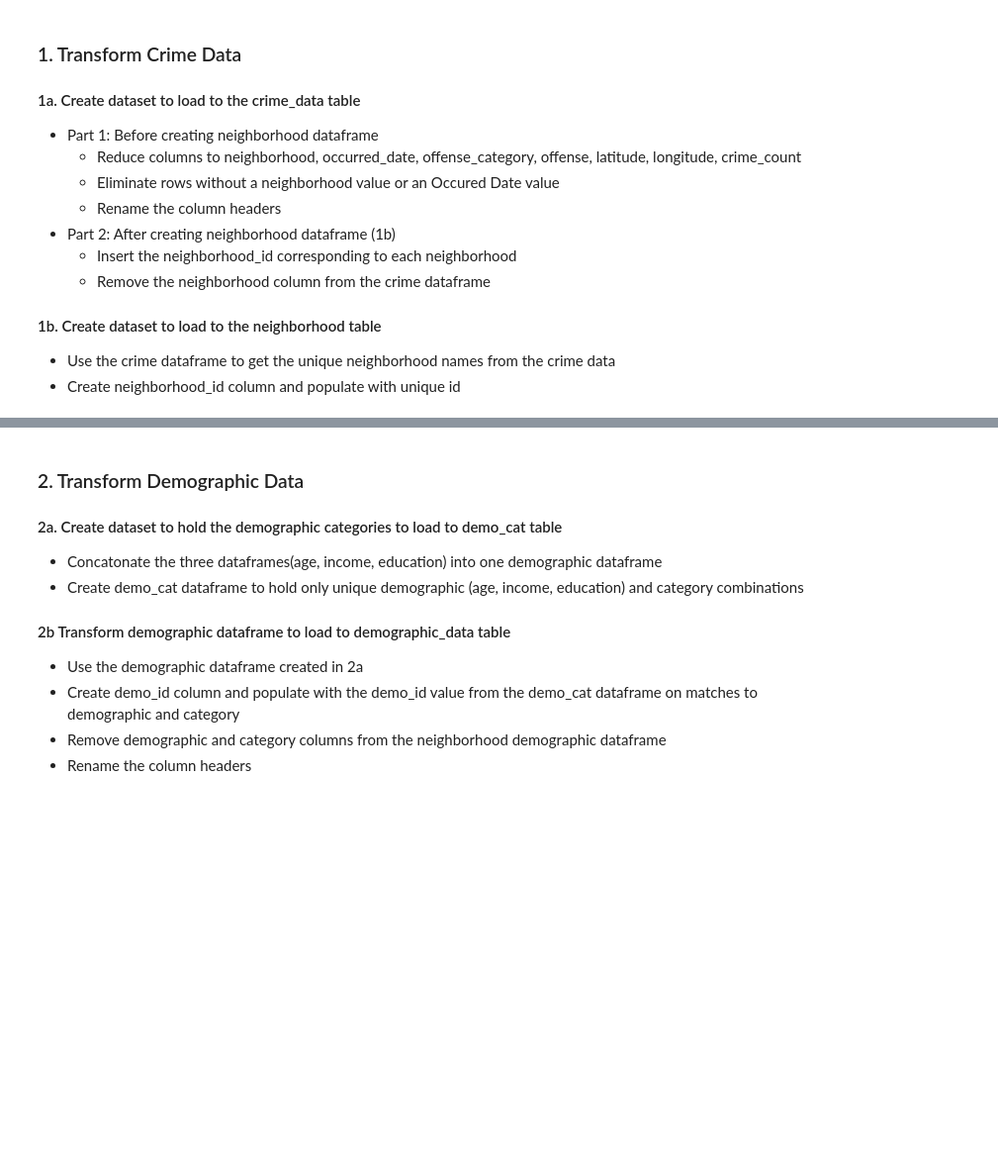
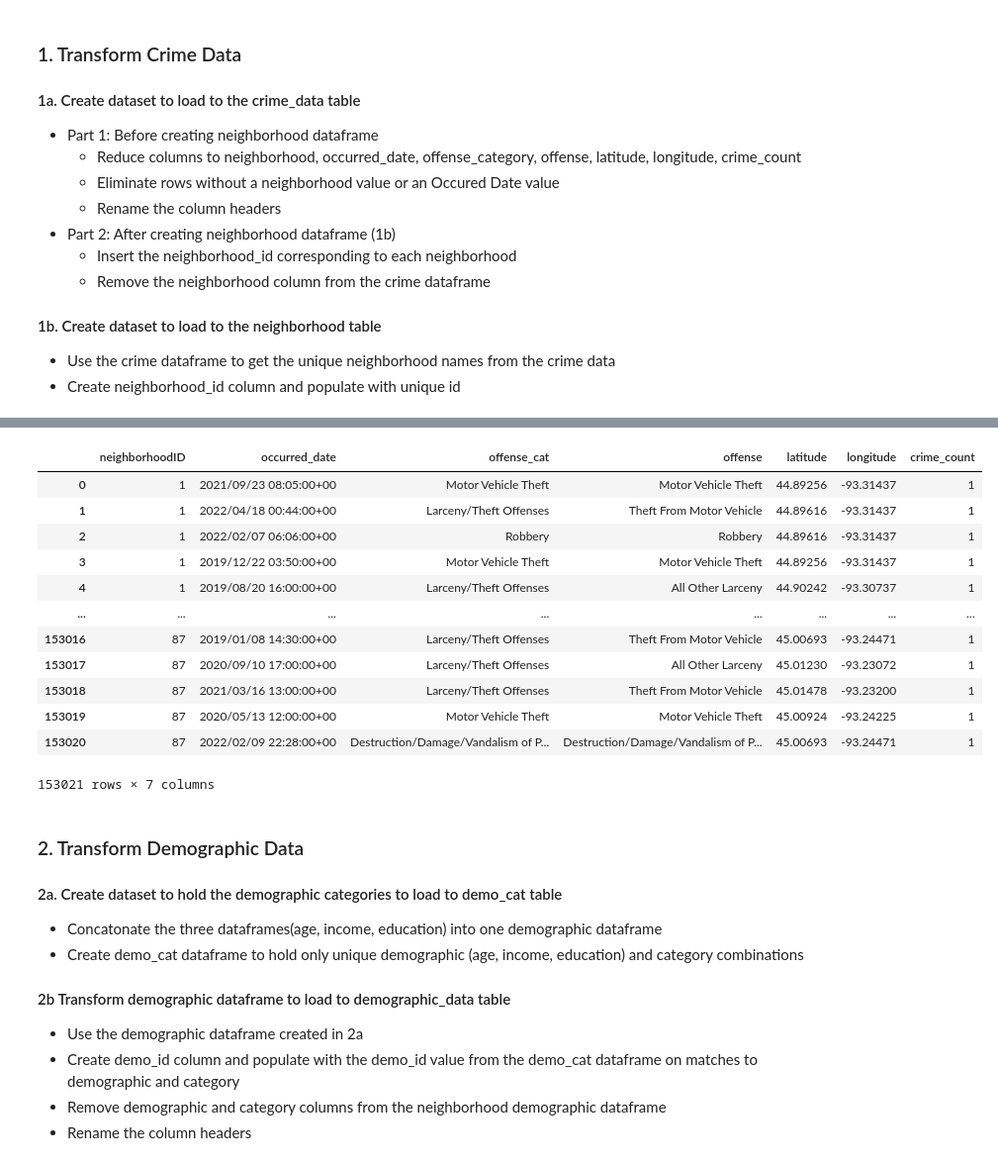
Before and after one commit to kimaprice/Minneapolis_Neighborhood_Crime_Dashboard, a Jupyter notebook: crime_data_ETL.ipynb, the cells around one changed output, grey strips where cells are left out. Shown at 99% size. Saved outputs shown, nothing was run; the diff lists cells and outputs as text; code cells hidden in the pictures; blank space fills up the shorter version.

```diff
--- a/crime_data_ETL.ipynb
+++ b/crime_data_ETL.ipynb
@@ -443,6 +553,6 @@ neighborhood_df = pd.DataFrame(neighborhood)
 #Name the neighborhood column
 neighborhood_df = neighborhood_df.rename(columns={0: "neighborhood"})
 #Create the ID column for SQL table
-neighborhood_df['neighborhood_id'] = neighborhood_df.index + 1
+neighborhood_df['neighborhoodID'] = neighborhood_df.index + 1
 
 neighborhood_df
@@ -449,12 +573,26 @@ neighborhood_df
 # %%
 #### ---- Crime Data Part 2 ---- ####
 
 #Insert neighborhood ID into Crime Data
-minne_crime_merge = minne_crime_transformed.merge(neighborhood_df[['neighborhood_id', 'neighborhood']], on=['neighborhood'])
+minne_crime_merge = minne_crime_transformed.merge(neighborhood_df[['neighborhoodID', 'neighborhood']], on=['neighborhood'])
 
 #Remove neighborhood column
-minne_crime_final = minne_crime_merge[["neighborhood_id","occurred_date","offense_cat","offense","latitude","longitude","crime_count"]]
+minne_crime_final = minne_crime_merge[["neighborhoodID","occurred_date","offense_cat","offense","latitude","longitude","crime_count"]]
 minne_crime_final
+# %% [output]
+|  | neighborhoodID | occurred_date | offense_cat | offense | latitude | longitude | crime_count |
+| 0 | 1 | 2021/09/23 08:05:00+00 | Motor Vehicle Theft | Motor Vehicle Theft | 44.89256 | -93.31437 | 1 |
+| 1 | 1 | 2022/04/18 00:44:00+00 | Larceny/Theft Offenses | Theft From Motor Vehicle | 44.89616 | -93.31437 | 1 |
+| 2 | 1 | 2022/02/07 06:06:00+00 | Robbery | Robbery | 44.89616 | -93.31437 | 1 |
+| 3 | 1 | 2019/12/22 03:50:00+00 | Motor Vehicle Theft | Motor Vehicle Theft | 44.89256 | -93.31437 | 1 |
+| 4 | 1 | 2019/08/20 16:00:00+00 | Larceny/Theft Offenses | All Other Larceny | 44.90242 | -93.30737 | 1 |
+| ... | ... | ... | ... | ... | ... | ... | ... |
+| 153016 | 87 | 2019/01/08 14:30:00+00 | Larceny/Theft Offenses | Theft From Motor Vehicle | 45.00693 | -93.24471 | 1 |
+| 153017 | 87 | 2020/09/10 17:00:00+00 | Larceny/Theft Offenses | All Other Larceny | 45.01230 | -93.23072 | 1 |
+| 153018 | 87 | 2021/03/16 13:00:00+00 | Larceny/Theft Offenses | Theft From Motor Vehicle | 45.01478 | -93.23200 | 1 |
+| 153019 | 87 | 2020/05/13 12:00:00+00 | Motor Vehicle Theft | Motor Vehicle Theft | 45.00924 | -93.24225 | 1 |
+| 153020 | 87 | 2022/02/09 22:28:00+00 | Destruction/Damage/Vandalism of P... | Destruction/Damage/Vandalism of P... | 45.00693 | -93.24471 | 1 |
+153021 rows × 7 columns
 # %% [markdown]
 ### 2. Transform Demographic Data
 
```
Also changed, not shown: parts of 15 cells of this notebook, 3 other files.
